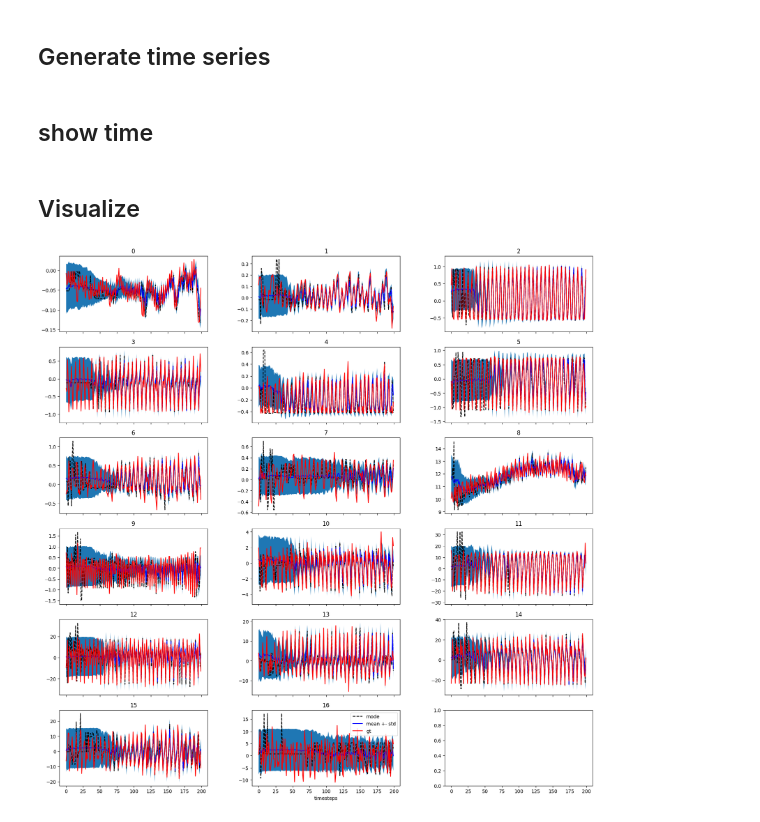
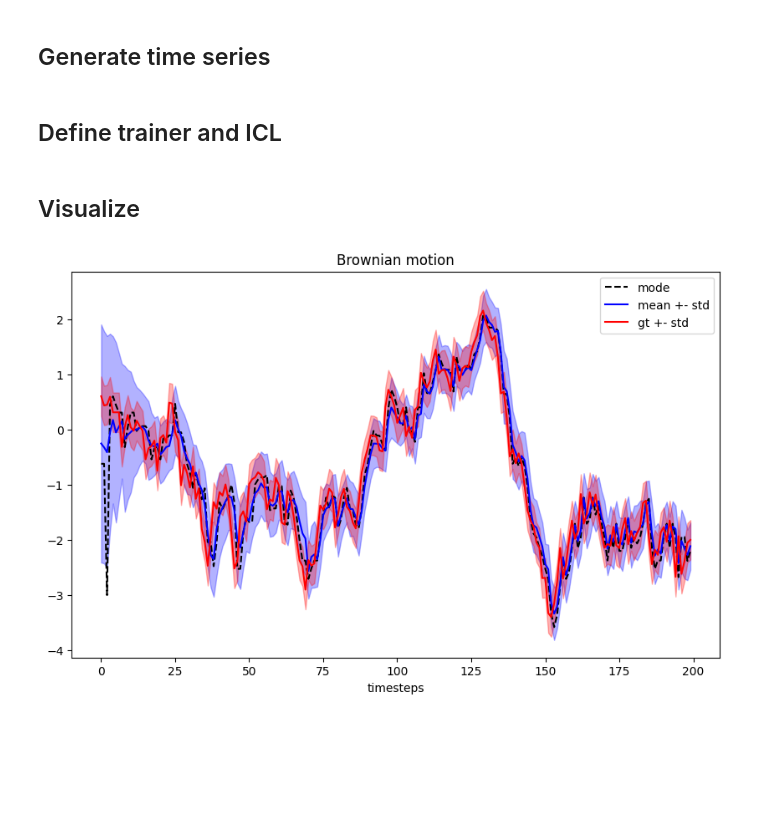
Before and after one commit to abenechehab/dicl, a Jupyter notebook: src/llmicl/basic_example.ipynb, the cells around one changed output. Saved outputs shown, nothing was run; the diff lists cells and outputs as text; code cells hidden in the pictures; blank space fills up the shorter version.

```diff
--- a/src/llmicl/basic_example.ipynb
+++ b/src/llmicl/basic_example.ipynb
@@ -77,2 +78,2 @@ time_series = X[init_index:init_index+context_length, :n_observations]
 # %% [markdown]
-## show time
+## Define trainer and ICL
@@ -83,32 +108,34 @@ icl_object = trainer.compute_statistics()
 # %% [markdown]
 ## Visualize
 # %%
-rescale_factor=7.0
-up_shift=1.5
-f, axes = plt.subplots(6, 3, figsize=(20, 20), gridspec_kw={'wspace':0.3}, sharex=True)
-axes = list(np.array(axes).flatten())
-for dim in range(n_observations):
-    groundtruth = X[init_index+1:init_index+context_length+1, dim].flatten()
+plt.figure(figsize=(10,6))
+groundtruth = np.array(time_series[1:context_length+1])
+gt_sigma = np.array(sigma_series[1:context_length+1])
 
-    ts_max = icl_object[dim].rescaling_max
-    ts_min = icl_object[dim].rescaling_min
-    # -------------------- Useful for Plots --------------------
-    mode_arr = ((icl_object[dim].mode_arr.flatten() - up_shift) / rescale_factor) * (ts_max - ts_min) + ts_min
-    mean_arr = ((icl_object[dim].mean_arr.flatten() - up_shift) / rescale_factor) * (ts_max - ts_min) + ts_min
-    sigma_arr = (icl_object[dim].sigma_arr.flatten() / rescale_factor) * (ts_max - ts_min)
+ts_max = icl_object.rescaling_max
+ts_min = icl_object.rescaling_min
 
-    # -------------------- Trajectory visualization --------------------
-    x = np.arange(mean_arr.shape[0])
+mode_arr = ((icl_object.mode_arr.flatten() - up_shift) / rescale_factor) * (ts_max - ts_min) + ts_min
+mean_arr = ((icl_object.mean_arr.flatten() - up_shift) / rescale_factor) * (ts_max - ts_min) + ts_min
+sigma_arr = (icl_object.sigma_arr.flatten() / rescale_factor) * (ts_max - ts_min)
 
-    axes[dim].plot(x, mode_arr, 'k--',label='mode')
-    axes[dim].plot(x, mean_arr, label='mean +- std', color='blue')
-    axes[dim].fill_between(x=x, y1=mean_arr-sigma_arr, y2=mean_arr+sigma_arr)
-    axes[dim].plot(x, groundtruth, label='gt', color='red')
-    axes[dim].set_title(f"{dim}")
-    if dim > 15:
-        axes[dim].set_xlabel("timesteps")
-axes[dim].legend()
+x = np.arange(mean_arr.shape[0])
+
+# ----------------- mode -----------------
+plt.plot(x, mode_arr, 'k--',label='mode')
+
+# ----------------- predicted mean +- std -----------------
+plt.plot(x, mean_arr, label='mean +- std', color='blue')
+plt.fill_between(x=x, y1=mean_arr-sigma_arr, y2=mean_arr+sigma_arr, color='blue', alpha=.3)
+
+# ----------------- groundtruth mean +- std -----------------
+plt.plot(x, groundtruth, label='gt +- std', color='red')
+plt.fill_between(x=x, y1=groundtruth-gt_sigma, y2=groundtruth+gt_sigma, color='red', alpha=.3)
+
+plt.title(f"{time_series_name}")
+plt.xlabel("timesteps")
+plt.legend()
 # plt.savefig(f"RL_figures/traj_{columns[feature] if all_dim else columns[dim]}_{policy}.png")
 plt.show()
 # %% [output]
-[figure, old version]
+[figure, new version]
```
Also changed, not shown: parts of 8 cells of this notebook, 1 other file.
